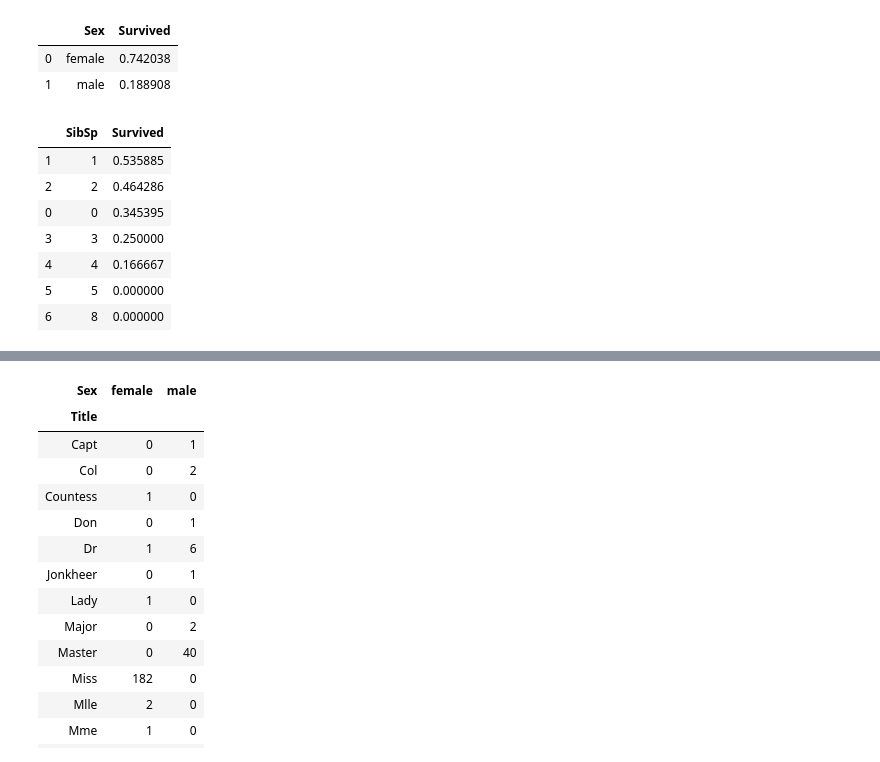
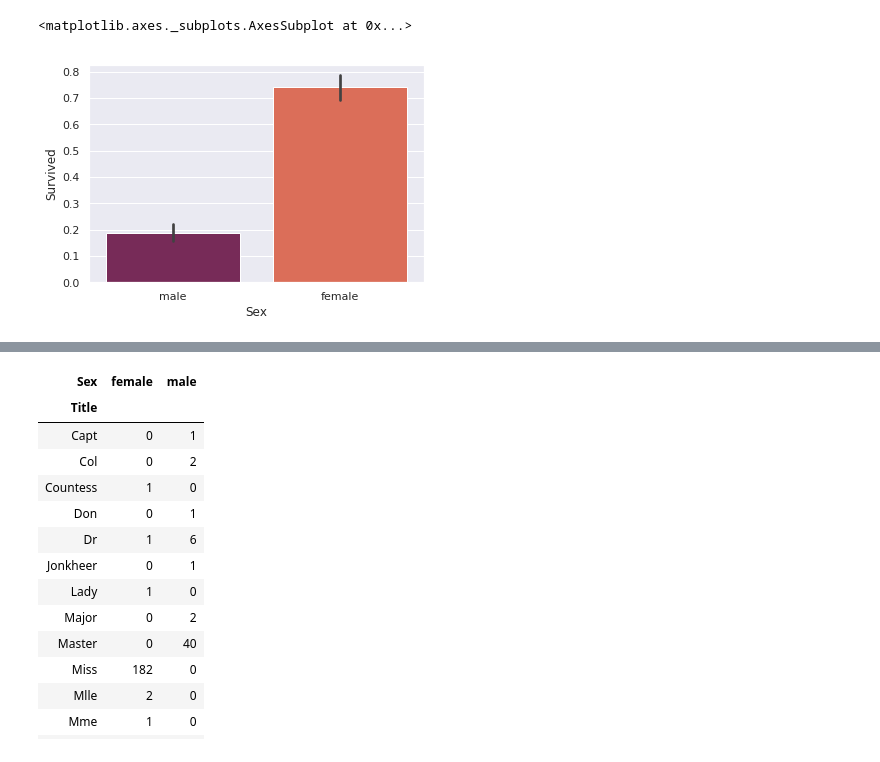
Before and after one commit to henriquebferreira/titanic-kaggle, a Jupyter notebook: predicting-titanic-survivors.ipynb, the cells around one changed output, grey strips where cells are left out. Cells and saved outputs as stored; diff of their text form; code cells hidden in the pictures.

```diff
--- a/predicting-titanic-survivors.ipynb
+++ b/predicting-titanic-survivors.ipynb
@@ -1,21 +1,20 @@
 # %%
-# This Python 3 environment comes with many helpful analytics libraries installed
-# It is defined by the kaggle/python docker image: https://github.com/kaggle/docker-python
-# For example, here's several helpful packages to load in
-
+# Load the useful packages
+import pandas as pd # data processing, CSV file I/O (e.g. pd.read_csv)
+import numpy as np # linear algebra
+import os
+import sklearn
 import seaborn as sns # visualization
-import numpy as np # linear algebra
-import pandas as pd # data processing, CSV file I/O (e.g. pd.read_csv)
 import matplotlib.pyplot as plt # plotting
+%matplotlib inline
 
 #ignore warnings
 import warnings
 warnings.filterwarnings('ignore')
 
 #Common Model Algorithms
-from sklearn import svm, tree, linear_model, neighbors, naive_bayes, ensemble, discriminant_analysis, gaussian_process
 import xgboost as xgb
-from xgboost.sklearn import XGBClassifier
+from sklearn.ensemble import RandomForestClassifier
 
 #Common Model Helpers
 from sklearn.preprocessing import OneHotEncoder, LabelEncoder, KBinsDiscretizer
@@ -25,30 +24,15 @@ from sklearn import metrics
 from sklearn.metrics import make_scorer, accuracy_score
 from sklearn.model_selection import cross_validate
 from sklearn.model_selection import ShuffleSplit
-from sklearn.model_selection import RandomizedSearchCV
-from sklearn.model_selection import GridSearchCV   #Perforing grid search
+from sklearn.model_selection import GridSearchCV   #Performing grid search
 from sklearn.feature_selection import RFE
 from sklearn.model_selection import train_test_split
+from sklearn.neighbors import KNeighborsRegressor
 
 # machine learning
-from sklearn.linear_model import LogisticRegression
-from sklearn.svm import SVC, LinearSVC
-from sklearn.ensemble import RandomForestClassifier
-from sklearn.neighbors import KNeighborsClassifier
-from sklearn.naive_bayes import GaussianNB
-from sklearn.linear_model import Perceptron
-from sklearn.linear_model import SGDClassifier
-from sklearn.tree import DecisionTreeClassifier
+
 from keras.utils.np_utils import to_categorical
 
-# Input data files are available in the "../input/" directory.
-# For example, running this (by clicking run or pressing Shift+Enter) will list all files under the input directory
-
-import os
-for dirname, _, filenames in os.walk('/kaggle/input'):
-    for filename in filenames:
-        print(os.path.join(dirname, filename))
-
-# Any results you write to the current directory are saved as output.
+sns.set(style="darkgrid")
 # %% [output]
 Using TensorFlow backend.
@@ -129,18 +109,6 @@ for data in data_train_test:
 # %%
 # Outputs the percentage of survivors for each gender
-data_train[['Sex', 'Survived']].groupby(['Sex'], as_index=False).mean().sort_values(by='Survived', ascending=False)
+sns.barplot(x='Sex', y='Survived', data = data_train, palette="rocket")
 # %% [output]
-|  | Sex | Survived |
-| 0 | female | 0.742038 |
-| 1 | male | 0.188908 |
+<matplotlib.axes._subplots.AxesSubplot at 0x...>
+[figure, added]
-# %%
-data_train[['SibSp', 'Survived']].groupby(['SibSp'], as_index=False).mean().sort_values(by='Survived', ascending=False)
-# %% [output]
-|  | SibSp | Survived |
-| 1 | 1 | 0.535885 |
-| 2 | 2 | 0.464286 |
-| 0 | 0 | 0.345395 |
-| 3 | 3 | 0.250000 |
-| 4 | 4 | 0.166667 |
-| 5 | 5 | 0.000000 |
-| 6 | 8 | 0.000000 |
```
Also changed, not shown: parts of 70 cells of this notebook.
